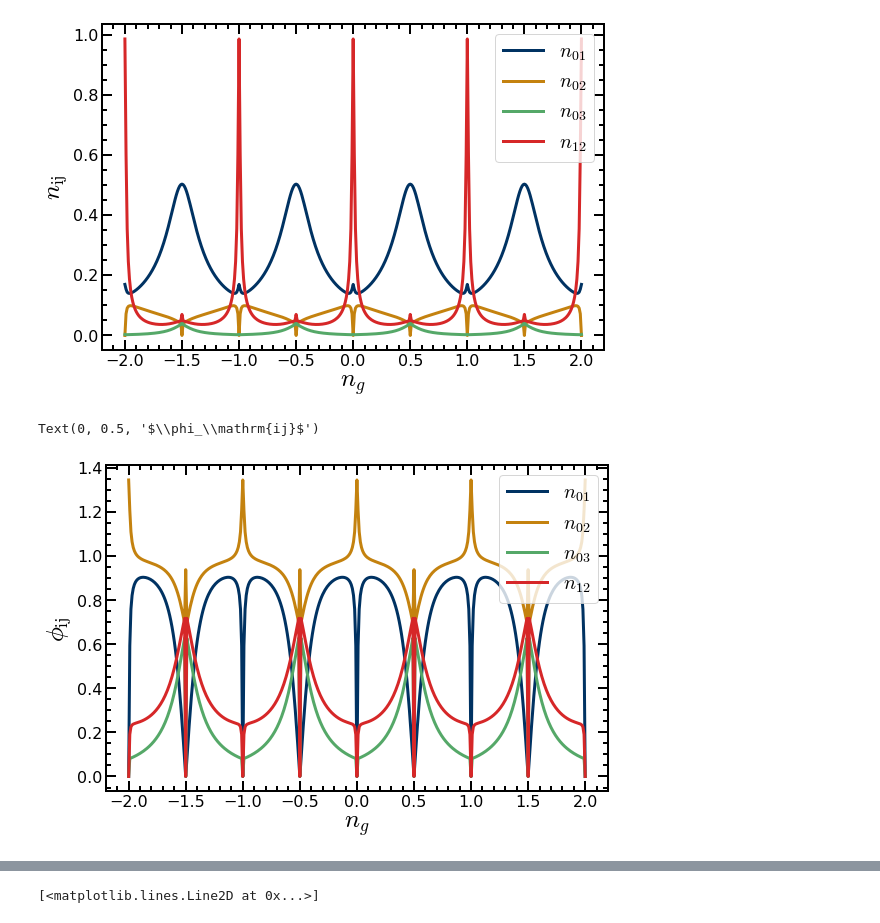
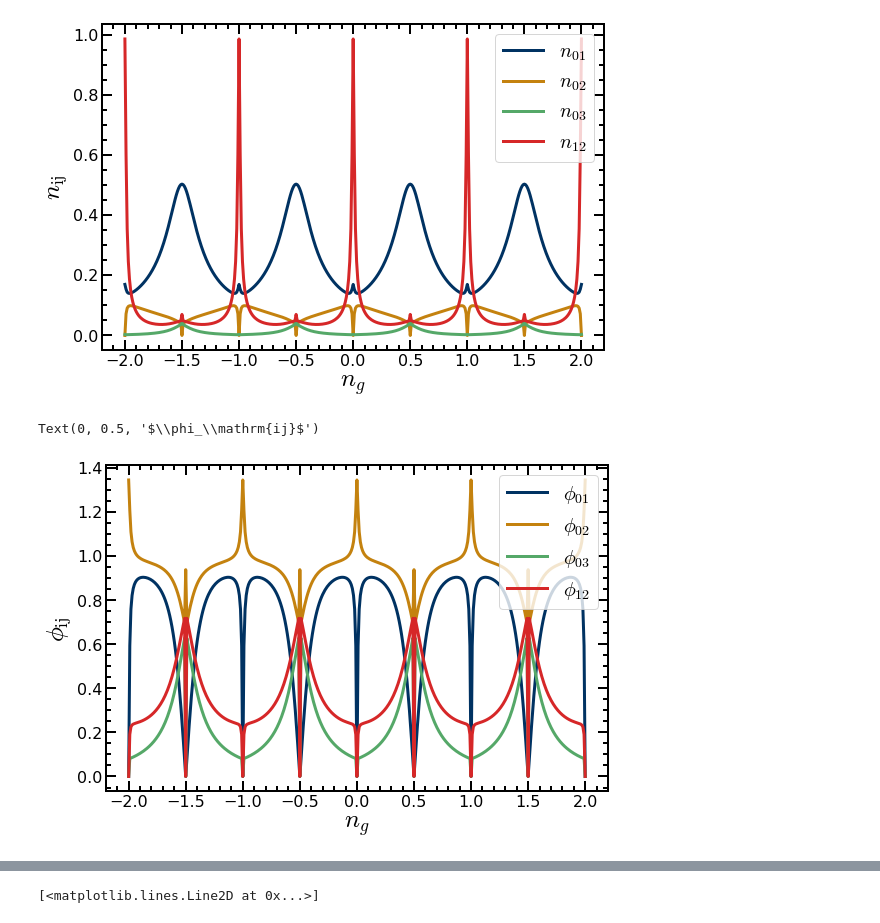
Before and after one commit to qnl/Fluxonium_berkeley, a Jupyter notebook: Notebooks/Charge qubit.ipynb, the cells around one changed output, grey strips where cells are left out. Cells and saved outputs as stored; diff of their text form; code cells hidden in the pictures.

```diff
--- a/Notebooks/Charge qubit.ipynb
+++ b/Notebooks/Charge qubit.ipynb
@@ -143,13 +143,13 @@ for idx_ng, ng in enumerate(ng_array):
     phi_matrix_element_12[idx_ng] = phi.matrix_element(wavefunction[1], wavefunction[2])
 # %%
 plt.figure(figsize = [9,6])
-plt.plot(ng_array, abs(phi_matrix_element_01), label = '$n_{01}$')
-plt.plot(ng_array, abs(phi_matrix_element_02), label = '$n_{02}$')
-plt.plot(ng_array, abs(phi_matrix_element_03), label = '$n_{03}$')
-plt.plot(ng_array, abs(phi_matrix_element_12), label = '$n_{12}$')
+plt.plot(ng_array, abs(phi_matrix_element_01), label = '$\phi_{01}$')
+plt.plot(ng_array, abs(phi_matrix_element_02), label = '$\phi_{02}$')
+plt.plot(ng_array, abs(phi_matrix_element_03), label = '$\phi_{03}$')
+plt.plot(ng_array, abs(phi_matrix_element_12), label = '$\phi_{12}$')
 plt.legend()
 plt.xlabel('$n_g$')
 plt.ylabel('$\phi_\mathrm{ij}$')
 # %% [output]
 Text(0, 0.5, '$\\phi_\\mathrm{ij}$')
-[figure, old version]
+[figure, new version]
```
Also changed, not shown: parts of 4 cells of this notebook, 2 other files.
